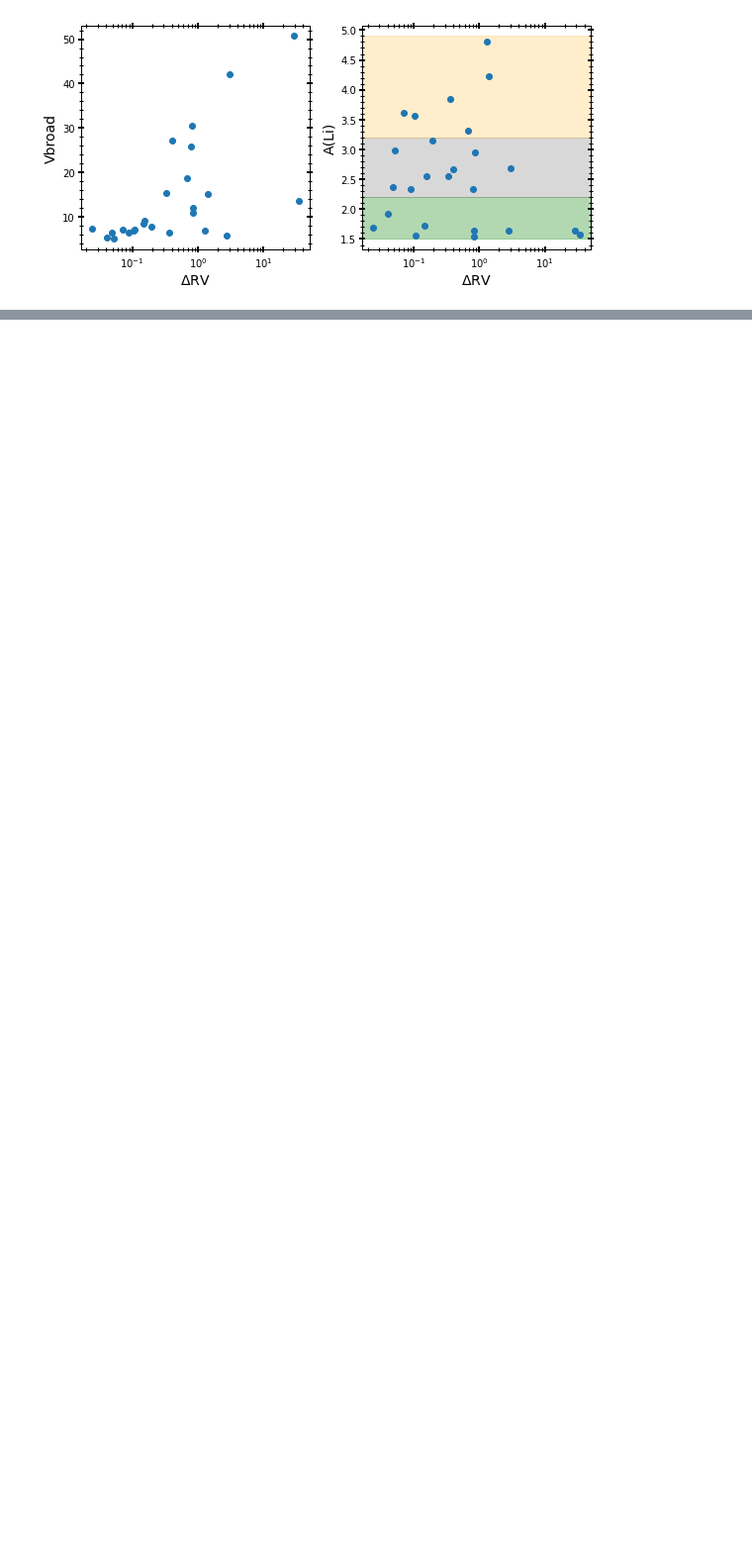
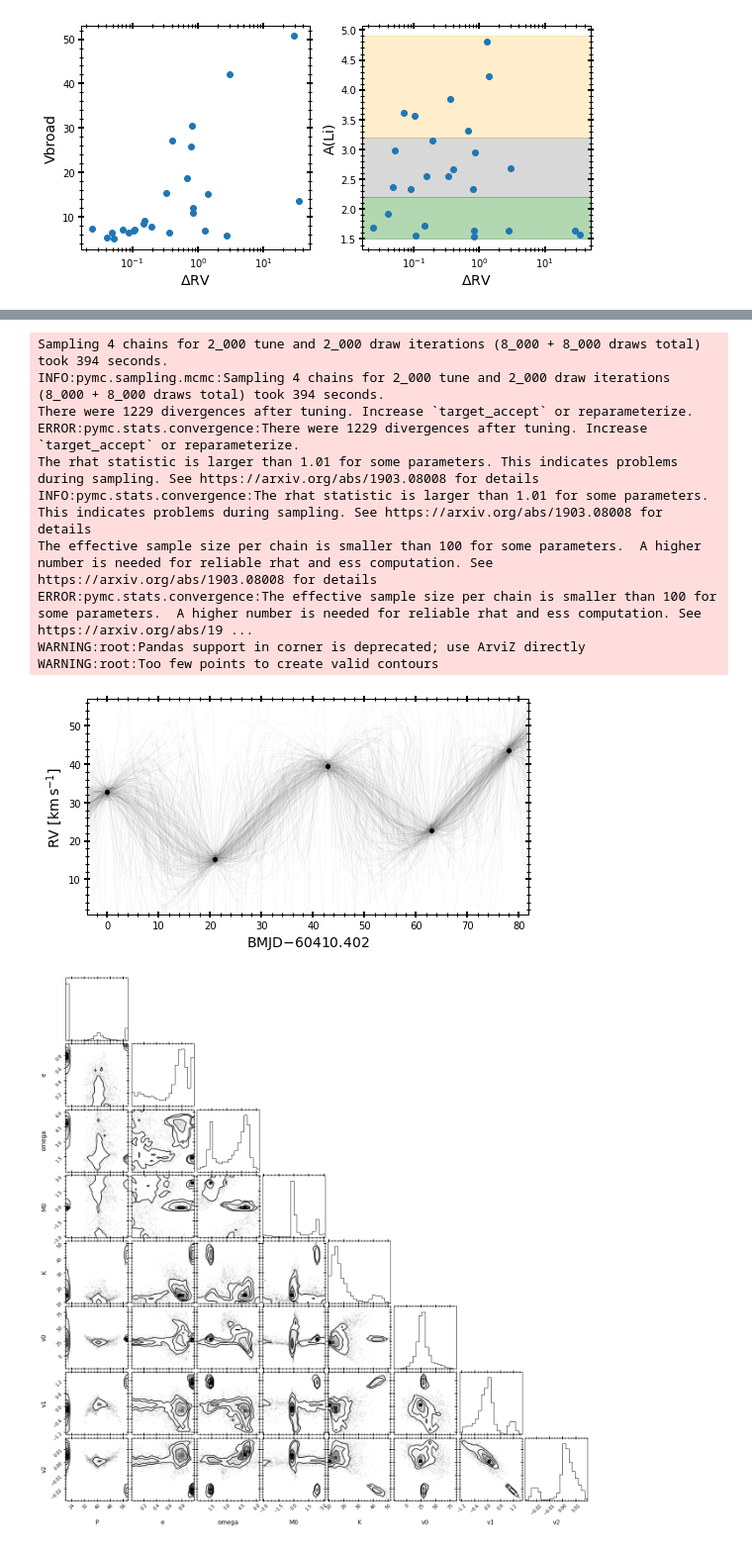
Before and after one commit to MaryumSayeed/ESPRESSO, a Jupyter notebook: scripts/p113.ipynb, the cells around one changed output, grey strips where cells are left out. Shown at 99% size. Cells and saved outputs as stored; diff of their text form; code cells hidden in the pictures; blank space fills up the shorter version.

```diff
--- a/scripts/p113.ipynb
+++ b/scripts/p113.ipynb
@@ -373,0 +493,3 @@ def test_tj(obj,prior_size=50_000,save=False,MCMC=False):
+# %%
+ps_2, js_2 = test_tj(16, prior_size=1_000_000, save=False, MCMC=True)#,save=True,MCMC=True)
+# %% [output]
@@ -373,0 +514,12 @@ def test_tj(obj,prior_size=50_000,save=False,MCMC=False):
+Sampling 4 chains for 2_000 tune and 2_000 draw iterations (8_000 + 8_000 draws total) took 394 seconds.
+INFO:pymc.sampling.mcmc:Sampling 4 chains for 2_000 tune and 2_000 draw iterations (8_000 + 8_000 draws total) took 394 seconds.
+There were 1229 divergences after tuning. Increase `target_accept` or reparameterize.
+ERROR:pymc.stats.convergence:There were 1229 divergences after tuning. Increase `target_accept` or reparameterize.
+The rhat statistic is larger than 1.01 for some parameters. This indicates problems during sampling. See https://arxiv.org/abs/1903.08008 for details
+INFO:pymc.stats.convergence:The rhat statistic is larger than 1.01 for some parameters. This indicates problems during sampling. See https://arxiv.org/abs/1903.08008 for details
+The effective sample size per chain is smaller than 100 for some parameters.  A higher number is needed for reliable rhat and ess computation. See https://arxiv.org/abs/1903.08008 for details
+ERROR:pymc.stats.convergence:The effective sample size per chain is smaller than 100 for some parameters.  A higher number is needed for reliable rhat and ess computation. See https://arxiv.org/abs/19 ...
+WARNING:root:Pandas support in corner is deprecated; use ArviZ directly
+WARNING:root:Too few points to create valid contours
+[figure, added]
+[figure, added]
```
Also changed, not shown: parts of 15 cells of this notebook.
